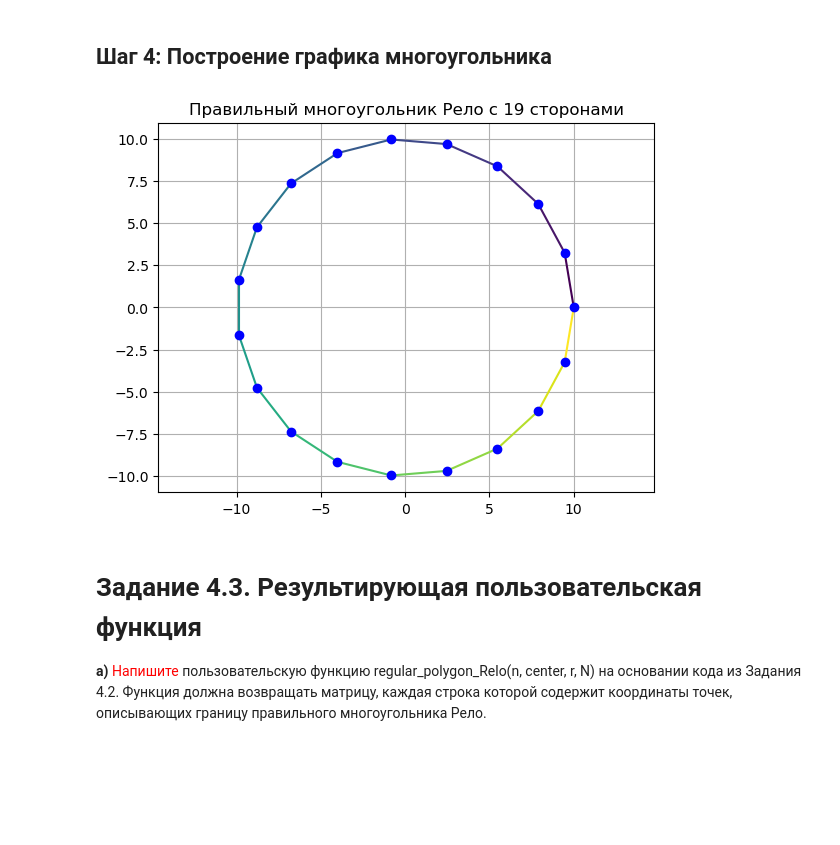
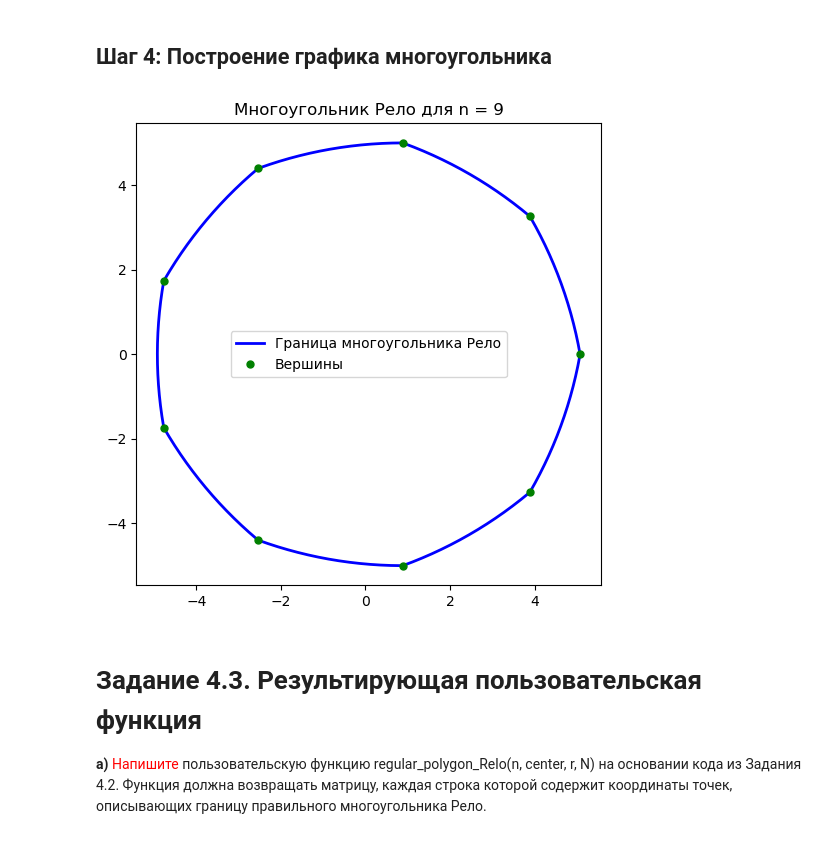
Before and after one commit to allionsik/km, a Jupyter notebook: КМ2_ЛБ04_Орешко.ipynb, the cells around one changed output. Cells and saved outputs as stored; diff of their text form; code cells hidden in the pictures; blank space fills up the shorter version.

```diff
--- a/КМ2_ЛБ04_Орешко.ipynb
+++ b/КМ2_ЛБ04_Орешко.ipynb
@@ -19,5 +63,5 @@ import matplotlib.pyplot as plt
 # %%
-n = 19  # кол-во вершин
+n = 9  # кол-во вершин
 center = np.array([0, 0])
 r = 10.
 N = 100  # кол-во точек для одной стороны
@@ -38,8 +92,19 @@ vertices = r * np.column_stack((np.cos(angles), np.sin(angles)))
 # %% [markdown]
 ## Шаг 3: Построение сторон многоугольника
 # %%
-sides = []
-colors = plt.cm.viridis(np.linspace(0, 1, n))  # генерация цветов
-for i in range(n):
-    side = np.array([vertices[i], vertices[(i + 1) % n]])
-    sides.append((side, colors[i]))
+alpha = 2 * np.pi / n
+beta = alpha / 2
+
+arc_angles = np.linspace(-beta/2, beta/2, N)
+side0 = vertices[0] + r * np.column_stack((
+    np.cos(arc_angles + np.pi),
+    np.sin(arc_angles + np.pi)
+))
+
+plt.figure(figsize=(6,6))
+plt.plot(side0[:, 0], side0[:, 1], 'b-', lw=2, label='Дуга от вершины 0')
+plt.plot(vertices[0, 0], vertices[0, 1], 'go', markersize=8, label='Вершина 0')
+plt.axis('equal')
+plt.title("Дуга для первой стороны (вершина 0)")
+plt.legend()
+plt.show()
@@ -46,16 +113,25 @@ for i in range(n):
 # %% [markdown]
 ## Шаг 4: Построение графика многоугольника
 # %%
-plt.figure()
-for side, color in sides:
-    plt.plot(side[:, 0], side[:, 1], color=color)  # стороны разного цвета
-plt.plot(vertices[:, 0], vertices[:, 1], 'bo')  # вершины
+sides_list = [
+    vertices[i] + r * np.column_stack((
+        np.cos(arc_angles + np.pi + i * alpha),
+        np.sin(arc_angles + np.pi + i * alpha)
+    ))
+    for i in range(n)
+]
+
+sides = np.concatenate(sides_list, axis=0)
+
+plt.figure(figsize=(6,6))
+plt.plot(sides[:, 0], sides[:, 1], 'b-', lw=2, label='Граница многоугольника Рело')
+plt.plot(vertices[:, 0], vertices[:, 1], 'go', markersize=5, label='Вершины')
 plt.axis('equal')
-plt.title('Правильный многоугольник Рело с 19 сторонами')
-plt.grid()
+plt.title("Многоугольник Рело для n = 9")
+plt.legend()
 plt.show()
 # %% [output]
-[figure, old version]
+[figure, new version]
 # %% [markdown]
 # Задание 4.3. Результирующая пользовательская функция
 
```
Also changed, not shown: parts of 15 cells of this notebook.
